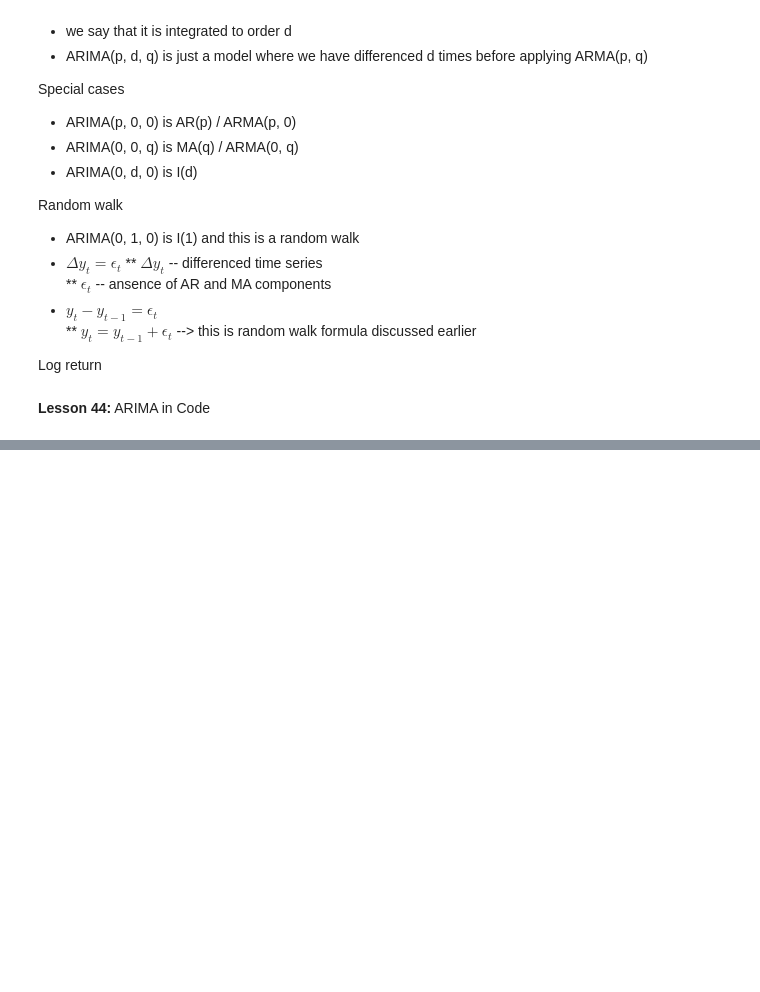
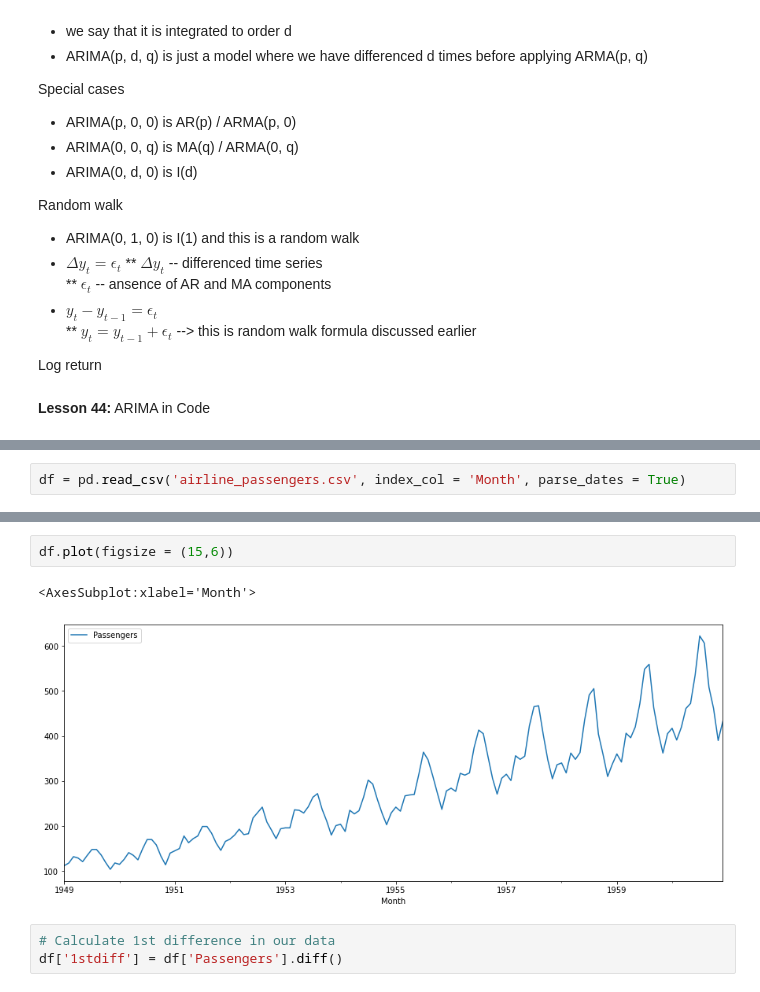
Before and after one commit to unpatel1/Time_Series_Analysis_Forecasting_ML, a Jupyter notebook: Section_5/Section_5_ARIMA.ipynb, the cells around one changed output, grey strips where cells are left out. Cells and saved outputs as stored; diff of their text form; blank space fills up the shorter version.

```diff
--- a/Section_5/Section_5_ARIMA.ipynb
+++ b/Section_5/Section_5_ARIMA.ipynb
@@ -88,0 +99,2 @@ Log return
+# %%
+df = pd.read_csv('airline_passengers.csv', index_col = 'Month', parse_dates = True)
@@ -88,0 +111,8 @@ Log return
+# %%
+df.plot(figsize = (15,6))
+# %% [output]
+<AxesSubplot:xlabel='Month'>
+[figure, added]
+# %%
+# Calculate 1st difference in our data
+df['1stdiff'] = df['Passengers'].diff()
```
Also changed, not shown: parts of 44 cells of this notebook, 3 other files.
